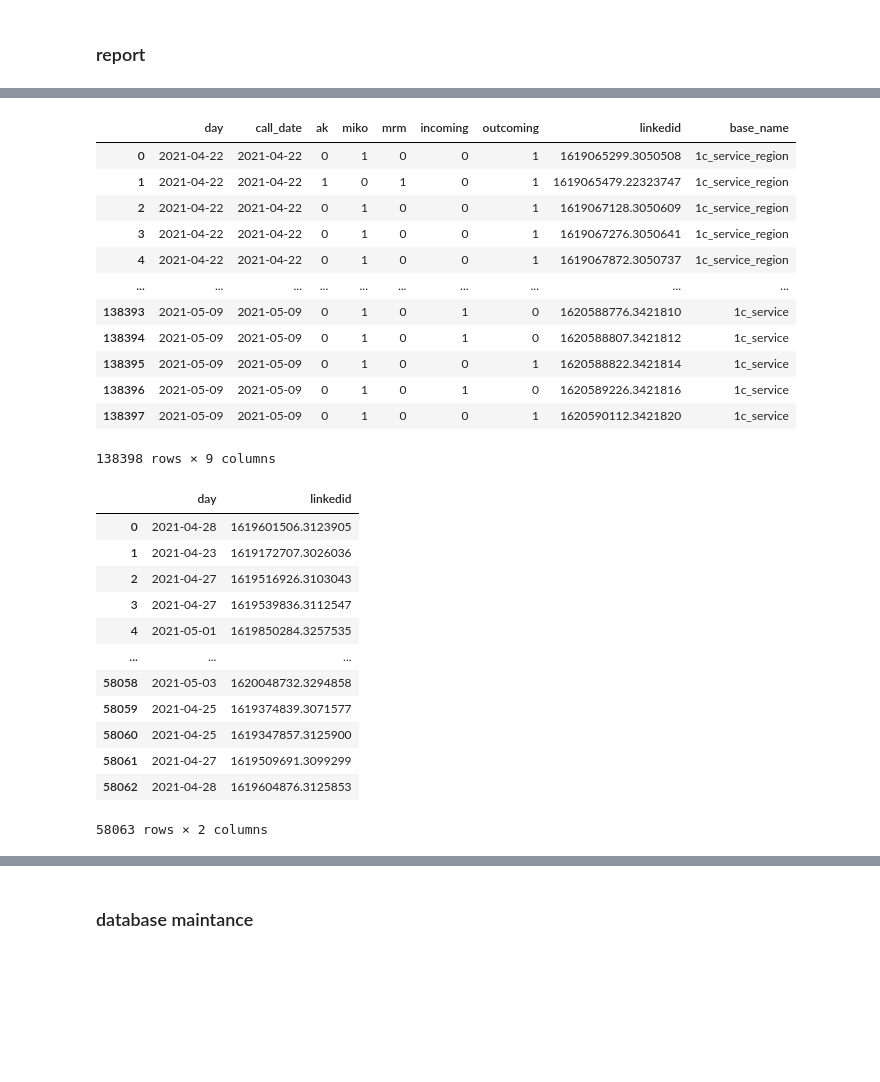
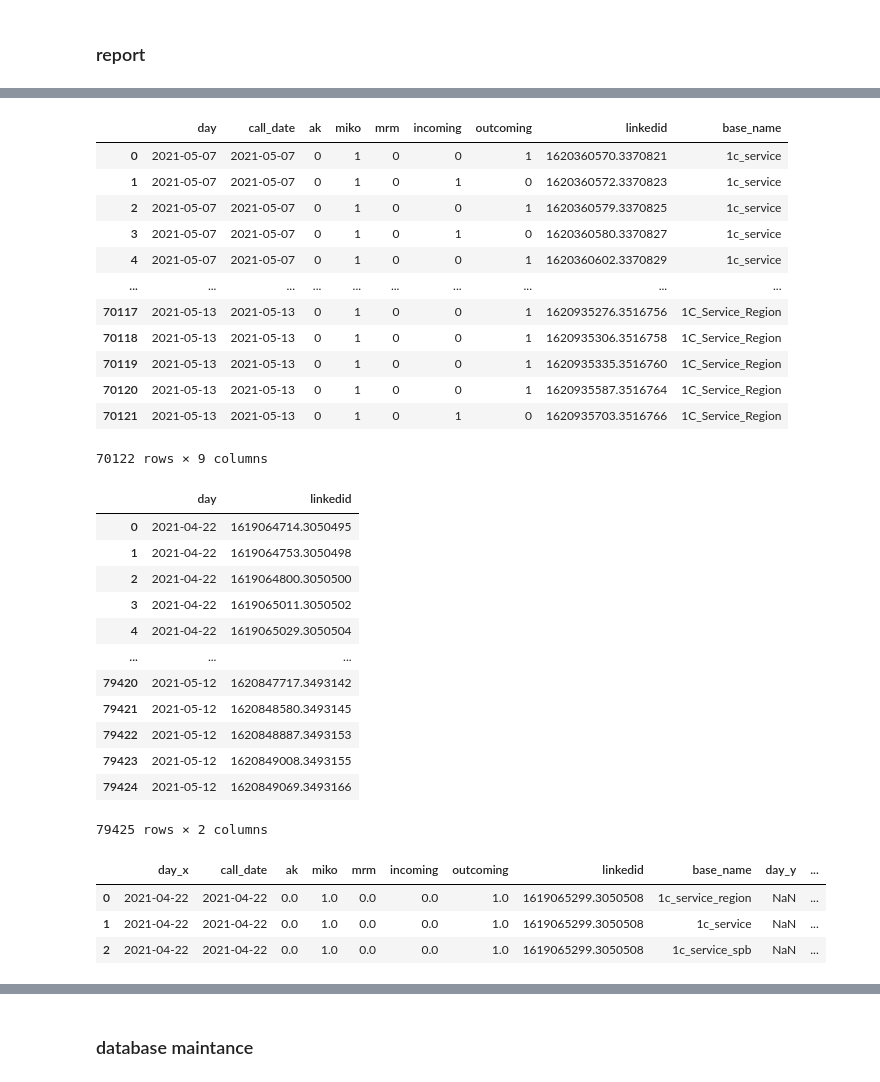
Before and after one commit to format37/call_centre_stt_server, a Jupyter notebook: monitoring/mysql.ipynb, the cells around one changed output, grey strips where cells are left out. Cells and saved outputs as stored; diff of their text form; code cells hidden in the pictures; blank space fills up the shorter version.

```diff
--- a/monitoring/mysql.ipynb
+++ b/monitoring/mysql.ipynb
@@ -179,0 +188,4 @@ def plot_grouped(df, header):
+# %%
+seven_days = datetime.datetime.now().date()-datetime.timedelta(days=7)
+date_from = seven_days.strftime('%Y:%m:%d %H:%M:%S')
+date_from
@@ -180,25 +194,29 @@ def plot_grouped(df, header):
 # %%
 # calls
 #query = "SELECT cast(call_date as date), ak, miko, mrm, incoming, linkedid, base_name from calls;"
 #query = "SELECT day(call_date) as day, date(call_date) as call_date, ak, miko, mrm, incoming, not incoming as outcoming, linkedid, base_name from calls;"
-query = "SELECT date(call_date) as day, date(call_date) as call_date, ak, miko, mrm, incoming, not incoming as outcoming, linkedid, base_name from calls;"
+query = "SELECT"
+query += " date(call_date) as day, date(call_date) as call_date, ak, miko, mrm,"
+query += " incoming, not incoming as outcoming, linkedid, base_name"
+query += " from calls"
+query += " where date(call_date)>='"+date_from+"';"
 #query = "SELECT * from calls;"
 calls = pd.read_sql(query, con = calls_conn)
 date_min = calls.call_date.min()
 date_max = calls.call_date.max()
 #calls.drop(['id'], axis = 1, inplace = True)
 calls
 # %% [output]
 |  | day | call_date | ak | miko | mrm | incoming | outcoming | linkedid | base_name |
-| 0 | 2021-04-22 | 2021-04-22 | 0 | 1 | 0 | 0 | 1 | 1619065299.3050508 | 1c_service_region |
-| 1 | 2021-04-22 | 2021-04-22 | 1 | 0 | 1 | 0 | 1 | 1619065479.22323747 | 1c_service_region |
-| 2 | 2021-04-22 | 2021-04-22 | 0 | 1 | 0 | 0 | 1 | 1619067128.3050609 | 1c_service_region |
-| 3 | 2021-04-22 | 2021-04-22 | 0 | 1 | 0 | 0 | 1 | 1619067276.3050641 | 1c_service_region |
-| 4 | 2021-04-22 | 2021-04-22 | 0 | 1 | 0 | 0 | 1 | 1619067872.3050737 | 1c_service_region |
+| 0 | 2021-05-07 | 2021-05-07 | 0 | 1 | 0 | 0 | 1 | 1620360570.3370821 | 1c_service |
+| 1 | 2021-05-07 | 2021-05-07 | 0 | 1 | 0 | 1 | 0 | 1620360572.3370823 | 1c_service |
+| 2 | 2021-05-07 | 2021-05-07 | 0 | 1 | 0 | 0 | 1 | 1620360579.3370825 | 1c_service |
+| 3 | 2021-05-07 | 2021-05-07 | 0 | 1 | 0 | 1 | 0 | 1620360580.3370827 | 1c_service |
+| 4 | 2021-05-07 | 2021-05-07 | 0 | 1 | 0 | 0 | 1 | 1620360602.3370829 | 1c_service |
 | ... | ... | ... | ... | ... | ... | ... | ... | ... | ... |
-| 138393 | 2021-05-09 | 2021-05-09 | 0 | 1 | 0 | 1 | 0 | 1620588776.3421810 | 1c_service |
-| 138394 | 2021-05-09 | 2021-05-09 | 0 | 1 | 0 | 1 | 0 | 1620588807.3421812 | 1c_service |
-| 138395 | 2021-05-09 | 2021-05-09 | 0 | 1 | 0 | 0 | 1 | 1620588822.3421814 | 1c_service |
-| 138396 | 2021-05-09 | 2021-05-09 | 0 | 1 | 0 | 1 | 0 | 1620589226.3421816 | 1c_service |
-| 138397 | 2021-05-09 | 2021-05-09 | 0 | 1 | 0 | 0 | 1 | 1620590112.3421820 | 1c_service |
+| 70117 | 2021-05-13 | 2021-05-13 | 0 | 1 | 0 | 0 | 1 | 1620935276.3516756 | 1C_Service_Region |
+| 70118 | 2021-05-13 | 2021-05-13 | 0 | 1 | 0 | 0 | 1 | 1620935306.3516758 | 1C_Service_Region |
+| 70119 | 2021-05-13 | 2021-05-13 | 0 | 1 | 0 | 0 | 1 | 1620935335.3516760 | 1C_Service_Region |
+| 70120 | 2021-05-13 | 2021-05-13 | 0 | 1 | 0 | 0 | 1 | 1620935587.3516764 | 1C_Service_Region |
+| 70121 | 2021-05-13 | 2021-05-13 | 0 | 1 | 0 | 1 | 0 | 1620935703.3516766 | 1C_Service_Region |
-138398 rows × 9 columns
+70122 rows × 9 columns
@@ -209,23 +229,24 @@ date_toto = datetime.datetime.strptime(str(date_max), '%Y-%m-%d').strftime('%Y%m
 # transcribations
 query = "SELECT distinct cast(record_date as date) as day, linkedid from transcribations"
 #query = "SELECT distinct linkedid from transcribations"
-query += " where cast(record_date as date)>='"+date_from+"' and cast(record_date as date)<='"+date_toto+"';"
+query += " where cast(record_date as date)>='"+date_from+"' and cast(record_date as date)<='"+date_toto+"'"
+query += " order by linkedid;"
 trans = pd.read_sql(query, con = trans_conn)
 trans
 # %% [output]
 |  | day | linkedid |
-| 0 | 2021-04-28 | 1619601506.3123905 |
-| 1 | 2021-04-23 | 1619172707.3026036 |
-| 2 | 2021-04-27 | 1619516926.3103043 |
-| 3 | 2021-04-27 | 1619539836.3112547 |
-| 4 | 2021-05-01 | 1619850284.3257535 |
+| 0 | 2021-04-22 | 1619064714.3050495 |
+| 1 | 2021-04-22 | 1619064753.3050498 |
+| 2 | 2021-04-22 | 1619064800.3050500 |
+| 3 | 2021-04-22 | 1619065011.3050502 |
+| 4 | 2021-04-22 | 1619065029.3050504 |
 | ... | ... | ... |
-| 58058 | 2021-05-03 | 1620048732.3294858 |
-| 58059 | 2021-04-25 | 1619374839.3071577 |
-| 58060 | 2021-04-25 | 1619347857.3125900 |
-| 58061 | 2021-04-27 | 1619509691.3099299 |
-| 58062 | 2021-04-28 | 1619604876.3125853 |
+| 79420 | 2021-05-12 | 1620847717.3493142 |
+| 79421 | 2021-05-12 | 1620848580.3493145 |
+| 79422 | 2021-05-12 | 1620848887.3493153 |
+| 79423 | 2021-05-12 | 1620849008.3493155 |
+| 79424 | 2021-05-12 | 1620849069.3493166 |
-58063 rows × 2 columns
+79425 rows × 2 columns
 # %%
 df_all = pd.merge(calls, trans, on='linkedid', how="outer", indicator=True)
 df_all['day'] = df_all.day_x
@@ -231,0 +255,7 @@ df_all['day'] = df_all.day_x
+# %%
+df_all.head(3)
+# %% [output]
+|  | day_x | call_date | ak | miko | mrm | incoming | outcoming | linkedid | base_name | day_y | ... |
+| 0 | 2021-04-22 | 2021-04-22 | 0.0 | 1.0 | 0.0 | 0.0 | 1.0 | 1619065299.3050508 | 1c_service_region | NaN | ... |
+| 1 | 2021-04-22 | 2021-04-22 | 0.0 | 1.0 | 0.0 | 0.0 | 1.0 | 1619065299.3050508 | 1c_service | NaN | ... |
+| 2 | 2021-04-22 | 2021-04-22 | 0.0 | 1.0 | 0.0 | 0.0 | 1.0 | 1619065299.3050508 | 1c_service_spb | NaN | ... |
```
Also changed, not shown: parts of 17 cells of this notebook, 1 other file.
